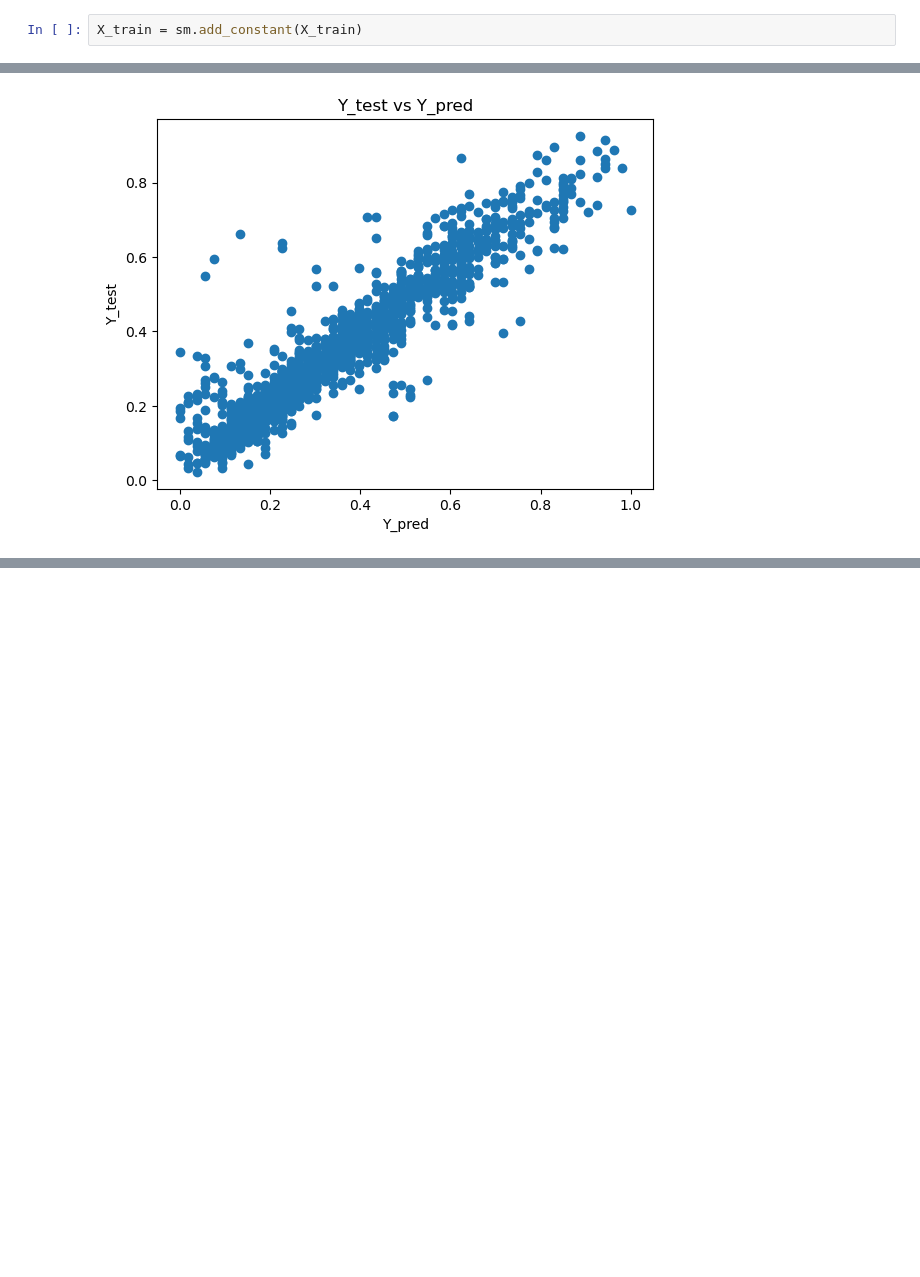
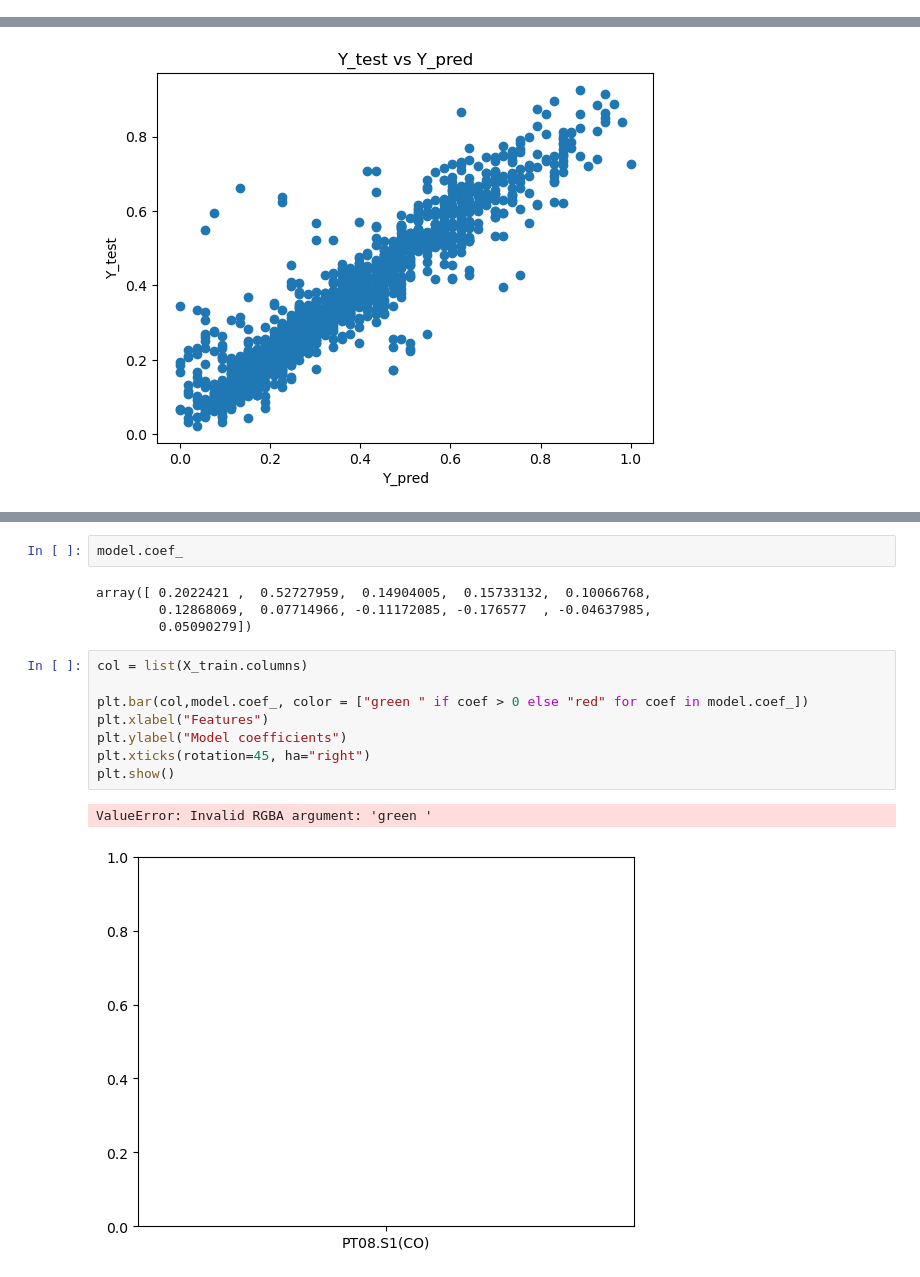
Before and after one commit to sanjana211095/Machine_Learning, a Jupyter notebook: Multi linear regression/Multi-Linear Regression.ipynb, the cells around one changed output, grey strips where cells are left out. Drawn from its saved outputs; the diff is of its cells as text; blank space fills up the shorter version.

```diff
--- a/Multi linear regression/Multi-Linear Regression.ipynb
+++ b/Multi linear regression/Multi-Linear Regression.ipynb
@@ -328,5 +328,3 @@ x = DF1.drop(['CO(GT)'],axis = 1)
 y = DF1['CO(GT)']
 # %%
 X_train,X_test,Y_train,y_test = train_test_split(x,y,test_size=0.25,random_state=42)
-# %%
-X_train = sm.add_constant(X_train)
@@ -403,0 +371,17 @@ $ CO(GT) = -0.0538 + 0.2022 \times PT08.S1(CO) + 0.5273 \times C6H6(GT) + 0.1490
+# %%
+model.coef_
+# %% [output]
+array([ 0.2022421 ,  0.52727959,  0.14904005,  0.15733132,  0.10066768,
+        0.12868069,  0.07714966, -0.11172085, -0.176577  , -0.04637985,
+        0.05090279])
+# %%
+col = list(X_train.columns)
+
+plt.bar(col,model.coef_, color = ["green " if coef > 0 else "red" for coef in model.coef_])
+plt.xlabel("Features")
+plt.ylabel("Model coefficients")
+plt.xticks(rotation=45, ha="right")
+plt.show()
+# %% [output]
+ValueError: Invalid RGBA argument: 'green '
+[figure, added]
```
Also changed, not shown: parts of 8 cells of this notebook, 4 other files.
